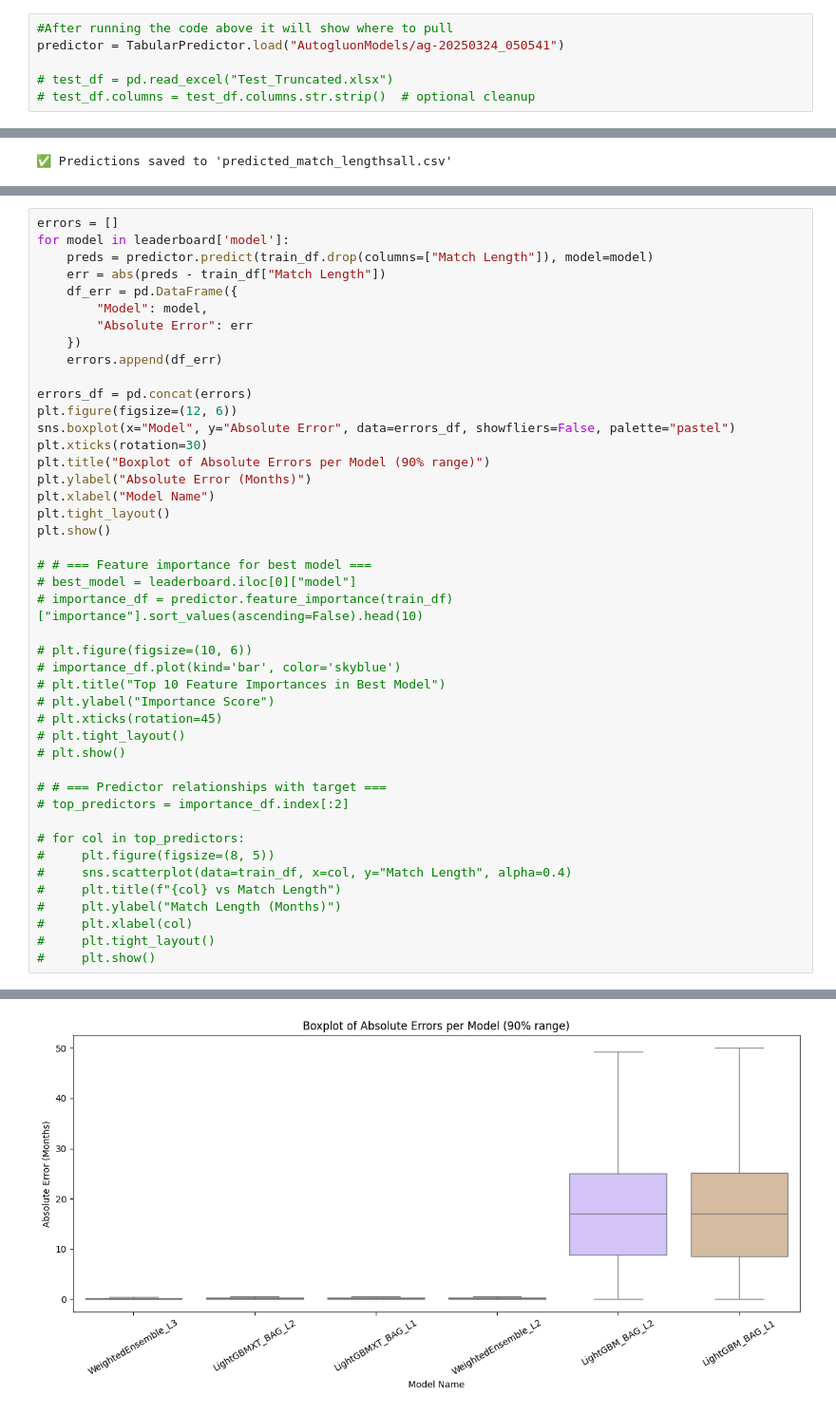
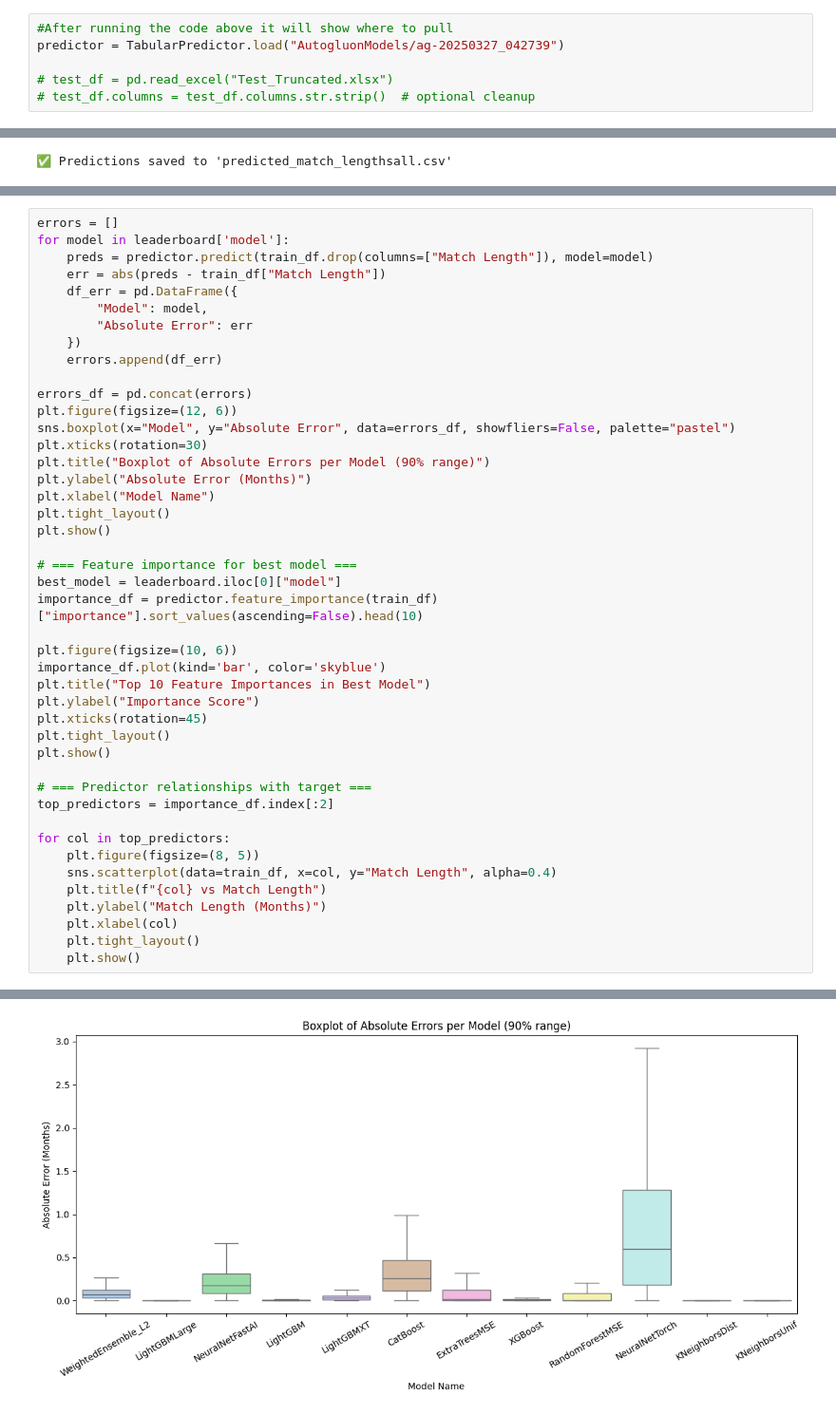
Before and after one commit to IansHub/MinneMUDAC-2025, a Jupyter notebook: undergrade/graduate_analysis.ipynb, the cells around one changed output, grey strips where cells are left out. Shown at 95% size. Saved outputs shown, nothing was run; the diff lists cells and outputs as text.

```diff
--- a/undergrade/graduate_analysis.ipynb
+++ b/undergrade/graduate_analysis.ipynb
@@ -70,6 +123,6 @@ TabularPredictor saved. To load, use: predictor = TabularPredictor.load("c:\User
 # %%
 #After running the code above it will show where to pull
-predictor = TabularPredictor.load("AutogluonModels/ag-20250324_050541")
+predictor = TabularPredictor.load("AutogluonModels/ag-20250327_042739")
 
 # test_df = pd.read_excel("Test_Truncated.xlsx")
 # test_df.columns = test_df.columns.str.strip()  # optional cleanup
@@ -122,27 +180,27 @@ plt.xlabel("Model Name")
 plt.tight_layout()
 plt.show()
 
-# # === Feature importance for best model ===
-# best_model = leaderboard.iloc[0]["model"]
-# importance_df = predictor.feature_importance(train_df)["importance"].sort_values(ascending=False).head(10)
+# === Feature importance for best model ===
+best_model = leaderboard.iloc[0]["model"]
+importance_df = predictor.feature_importance(train_df)["importance"].sort_values(ascending=False).head(10)
 
-# plt.figure(figsize=(10, 6))
-# importance_df.plot(kind='bar', color='skyblue')
-# plt.title("Top 10 Feature Importances in Best Model")
-# plt.ylabel("Importance Score")
-# plt.xticks(rotation=45)
-# plt.tight_layout()
-# plt.show()
+plt.figure(figsize=(10, 6))
+importance_df.plot(kind='bar', color='skyblue')
+plt.title("Top 10 Feature Importances in Best Model")
+plt.ylabel("Importance Score")
+plt.xticks(rotation=45)
+plt.tight_layout()
+plt.show()
 
-# # === Predictor relationships with target ===
-# top_predictors = importance_df.index[:2]
+# === Predictor relationships with target ===
+top_predictors = importance_df.index[:2]
 
-# for col in top_predictors:
-#     plt.figure(figsize=(8, 5))
-#     sns.scatterplot(data=train_df, x=col, y="Match Length", alpha=0.4)
-#     plt.title(f"{col} vs Match Length")
-#     plt.ylabel("Match Length (Months)")
-#     plt.xlabel(col)
-#     plt.tight_layout()
-#     plt.show()
+for col in top_predictors:
+    plt.figure(figsize=(8, 5))
+    sns.scatterplot(data=train_df, x=col, y="Match Length", alpha=0.4)
+    plt.title(f"{col} vs Match Length")
+    plt.ylabel("Match Length (Months)")
+    plt.xlabel(col)
+    plt.tight_layout()
+    plt.show()
 # %% [output]
@@ -149,4 +212,4 @@ plt.show()
 Passing `palette` without assigning `hue` is deprecated and will be removed in v0.14.0. Assign the `x` variable to `hue` and set `legend=False` for the same effect.
 
   sns.boxplot(x="Model", y="Absolute Error", data=errors_df, showfliers=False, palette="pastel")
-[figure, old version]
+[figure, new version]
```
Also changed, not shown: parts of 5 cells of this notebook, 7 other files.
